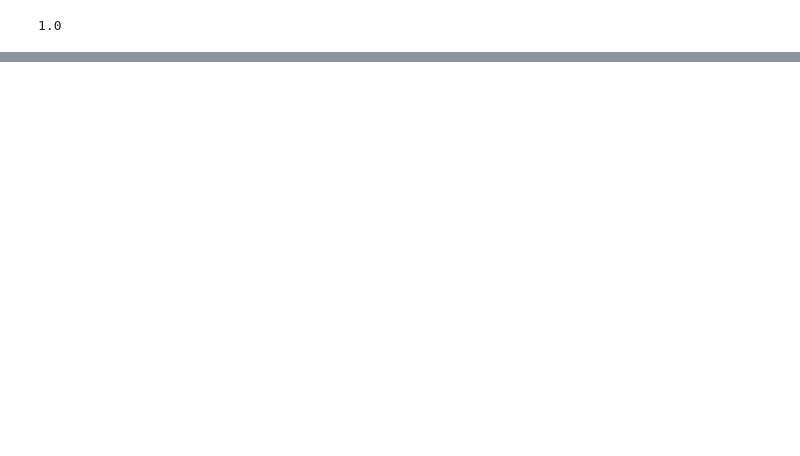
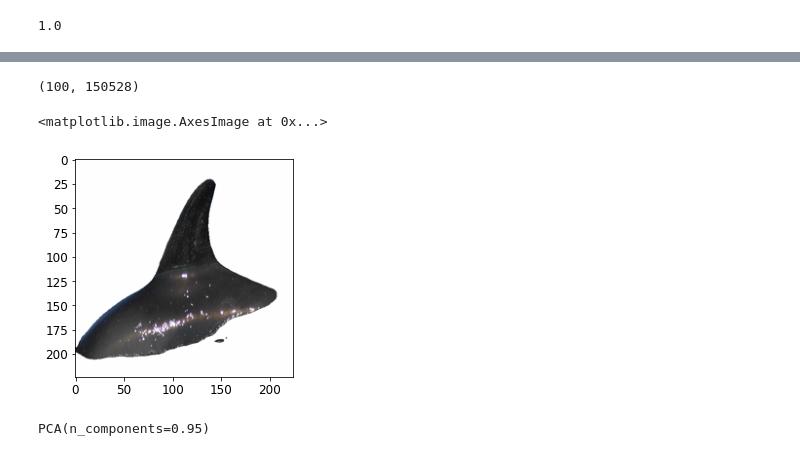
Before and after one commit to Whale-way/happy-whale, a Jupyter notebook: Classification_v2.ipynb, the cells around one changed output, grey strips where cells are left out. Drawn from its saved outputs; the diff is of its cells as text; code cells hidden in the pictures; blank space fills up the shorter version.

```diff
--- a/Classification_v2.ipynb
+++ b/Classification_v2.ipynb
@@ -318,0 +376,12 @@ array([[-17.1381039 , -10.33435779, -21.21536329,  17.35052537,
+# %%
+pictures_numerical.shape
+# %% [output]
+(100, 150528)
+# %%
+#taking a sample image to view
+#Remember image is in the form of numpy array.
+image_sample = pictures_numerical[1,:].reshape(224,224,3)
+plt.imshow(image_sample.astype('uint8'))
+# %% [output]
+<matplotlib.image.AxesImage at 0x...>
+[figure, added]
@@ -318,0 +396,4 @@ array([[-17.1381039 , -10.33435779, -21.21536329,  17.35052537,
+# %%
+pca.fit(train_img)
+# %% [output]
+PCA(n_components=0.95)
```
Also changed, not shown: parts of 22 cells of this notebook, 1 other file.
